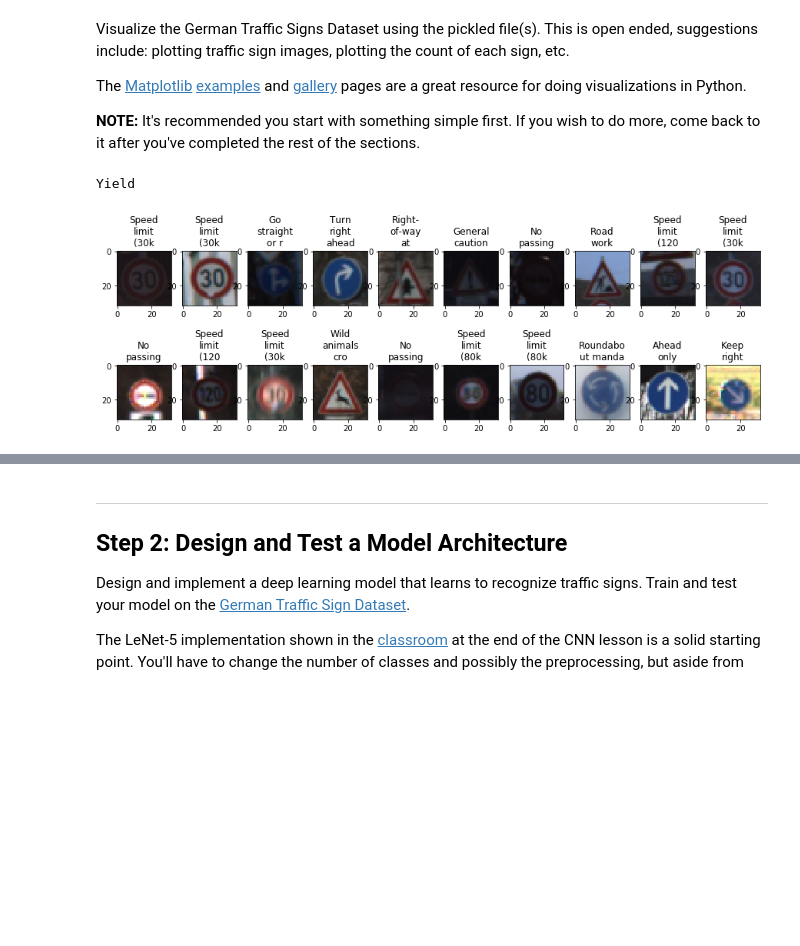
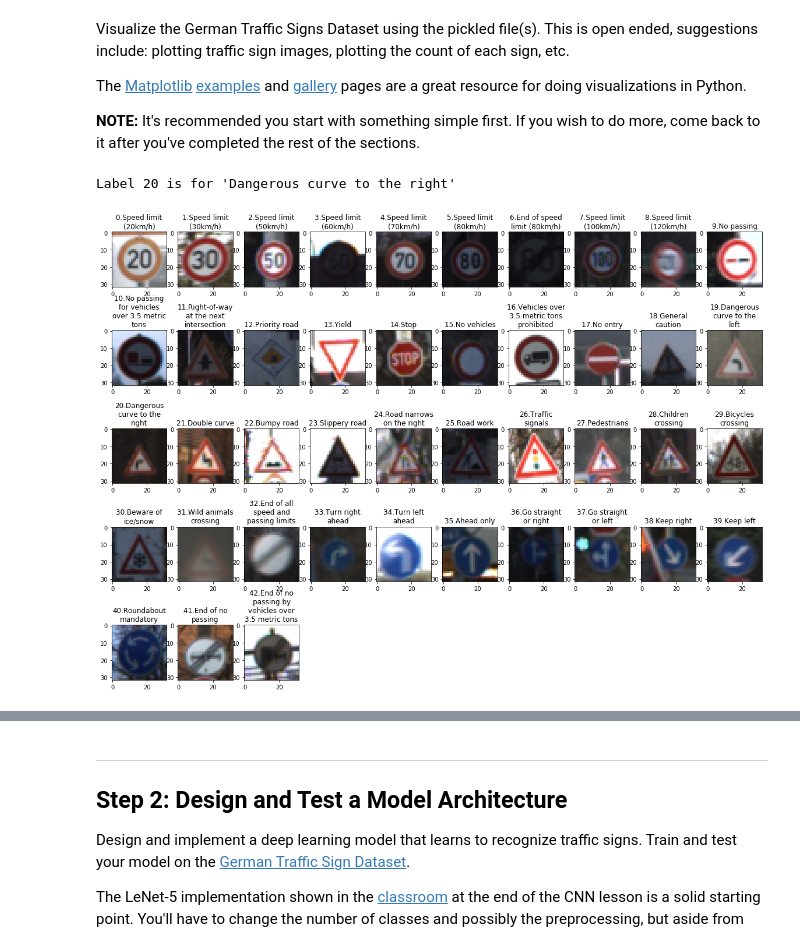
Before and after one commit to game-of-drones/CarND-Traffic-Sign-Classifier-Project, a Jupyter notebook: Traffic_Sign_Classifier.ipynb, the cells around one changed output, grey strips where cells are left out. Cells and saved outputs as stored; diff of their text form; code cells hidden in the pictures; blank space fills up the shorter version.

```diff
--- a/Traffic_Sign_Classifier.ipynb
+++ b/Traffic_Sign_Classifier.ipynb
@@ -61,10 +75,11 @@ Complete the basic data summary below. Use python, numpy and/or pandas methods t
 # %%
 ### Replace each question mark with the appropriate value.
 ### Use python, pandas or numpy methods rather than hard coding the results
-import numpy as np
 
 # TODO: Number of training examples
 n_train = X_train.shape[0]
+
+n_valid = X_valid.shape[0]
 
 # TODO: Number of testing examples.
 n_test = X_test.shape[0]
@@ -73,12 +88,13 @@ n_test = X_test.shape[0]
 image_shape = X_test.shape[1:3]
 
 # TODO: How many unique classes/labels there are in the dataset.
-n_classes = np.unique(y_train).size
+yunique, ycounts = np.unique(y_train, return_counts=True)
+n_classes = yunique.size
 
 print("Number of training examples =", n_train)
+print("Number of validation examples=", n_valid)
 print("Number of testing examples =", n_test)
 print("Image data shape =", image_shape)
 print("Number of classes =", n_classes)
-type(X_train)
 # %% [output]
 Number of training examples = 34799
@@ -95,31 +111,41 @@ The [Matplotlib](http://matplotlib.org/) [examples](http://matplotlib.org/exampl
 
 **NOTE:** It's recommended you start with something simple first. If you wish to do more, come back to it after you've completed the rest of the sections.
 # %%
-import csv
+### Build a map from label (integer) to traffic sign name
 with open('signnames.csv',mode='r') as infile:
     reader=csv.reader(infile)
     next(reader)
     label_to_name={int(rows[0]):rows[1] for rows in reader}
 
-print(label_to_name[13])
+temp = np.random.randint(n_classes)
+print("Label {} is for '{}'".format(temp, label_to_name[temp]))
 # %% [output]
-Yield
+Label 20 is for 'Dangerous curve to the right'
 # %%
 ### Data exploration visualization code goes here.
 ### Feel free to use as many code cells as needed.
+
 import matplotlib.pyplot as plt
 from textwrap import wrap
 # Visualizations will be shown in the notebook.
 %matplotlib inline
-fig = plt.figure(figsize = (15,5))
+fig = plt.figure(figsize = (20,15))
+plt.clf()
 
-for i in range(2):
-    for j in range(10):
-        fig.add_subplot(2,10,i*10+j+1)
-        idx = np.random.randint(n_train)
+# We want to randomly pick a picture of each label to show
+n = n_classes
+covered = [0]*n
+while n != 0:
+    idx = np.random.randint(n_train)
+    if(covered[y_train[idx]] == 0):
+        covered[y_train[idx]] = 1
+        n = n-1
+        fig.add_subplot(5, 10, y_train[idx]+1)
         plt.imshow(X_train[idx])
-        #some names are too long so lets trim and wrap
-        name = label_to_name[y_train[idx]][0:16]
-        plt.title("\n".join(wrap(name,8)))
+        name = str(y_train[idx]) + '.' + label_to_name[y_train[idx]]
+        plt.title("\n".join(wrap(name,16)))
+        pass
+    else:
+        continue
 # %% [output]
-[figure, old version]
+[figure, new version]
```
Also changed, not shown: parts of 25 cells of this notebook, 14 other files.
